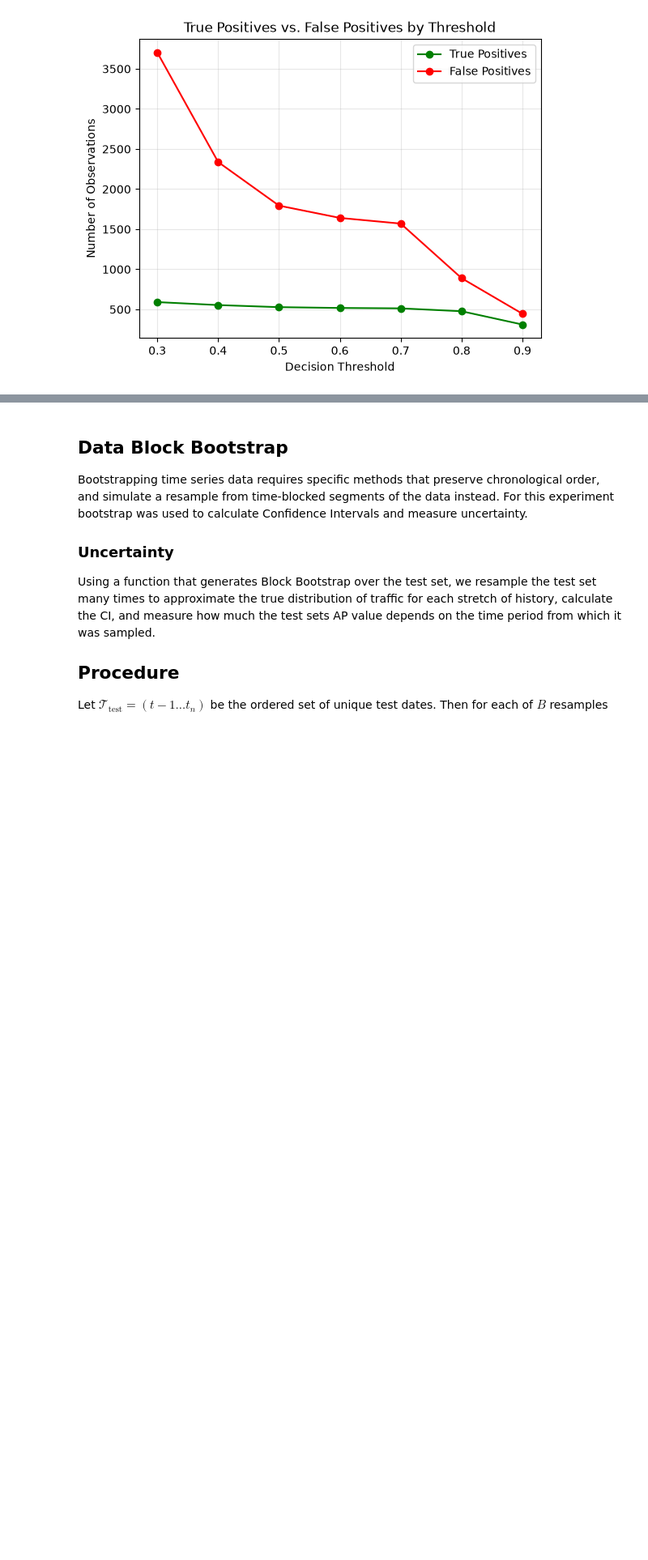
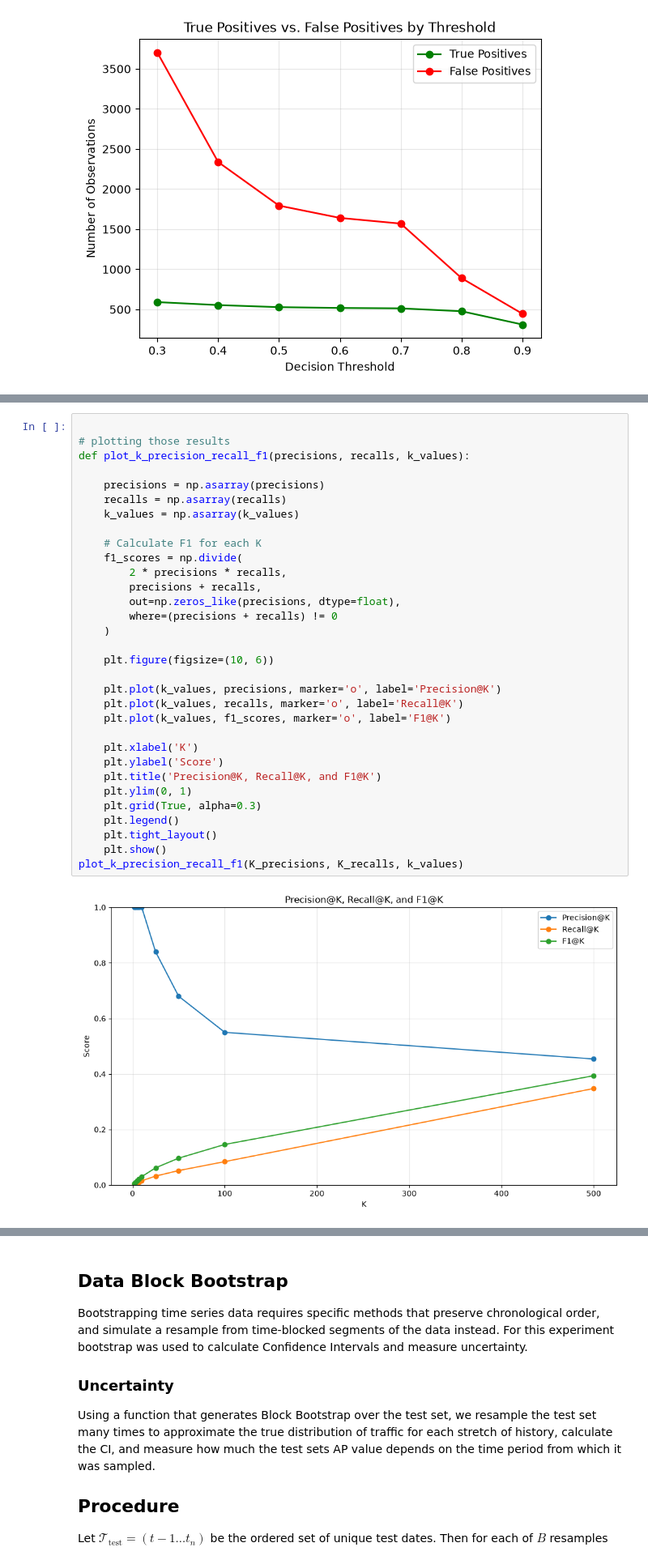
Before and after one commit to samAmabile/Maritime, a Jupyter notebook: report.ipynb, the cells around one changed output, grey strips where cells are left out. Shown at 81% size. Cells and saved outputs as stored; diff of their text form; blank space fills up the shorter version.

```diff
--- a/report.ipynb
+++ b/report.ipynb
@@ -1019,0 +1116,34 @@ plt.show()
+# %%
+
+# plotting those results
+def plot_k_precision_recall_f1(precisions, recalls, k_values):
+
+    precisions = np.asarray(precisions)
+    recalls = np.asarray(recalls)
+    k_values = np.asarray(k_values)
+
+    # Calculate F1 for each K
+    f1_scores = np.divide(
+        2 * precisions * recalls,
+        precisions + recalls,
+        out=np.zeros_like(precisions, dtype=float),
+        where=(precisions + recalls) != 0
+    )
+
+    plt.figure(figsize=(10, 6))
+
+    plt.plot(k_values, precisions, marker='o', label='Precision@K')
+    plt.plot(k_values, recalls, marker='o', label='Recall@K')
+    plt.plot(k_values, f1_scores, marker='o', label='F1@K')
+
+    plt.xlabel('K')
+    plt.ylabel('Score')
+    plt.title('Precision@K, Recall@K, and F1@K')
+    plt.ylim(0, 1)
+    plt.grid(True, alpha=0.3)
+    plt.legend()
+    plt.tight_layout()
+    plt.show()
+plot_k_precision_recall_f1(K_precisions, K_recalls, k_values)
+# %% [output]
+[figure, added]
```
Also changed, not shown: parts of 17 cells of this notebook, 2 other files.
